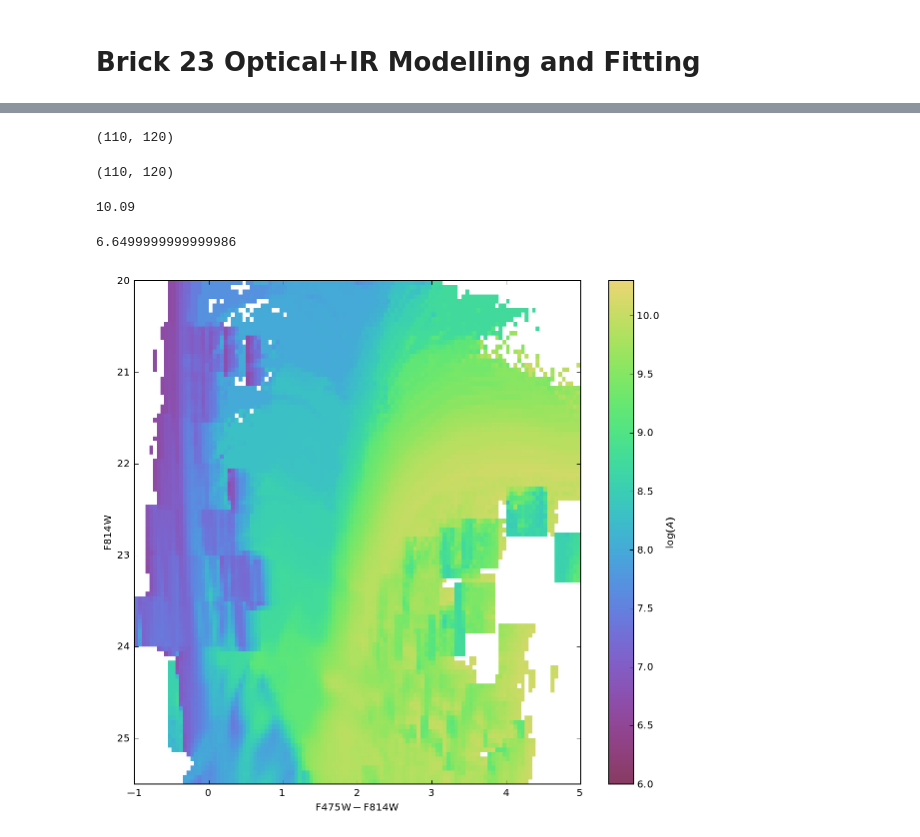
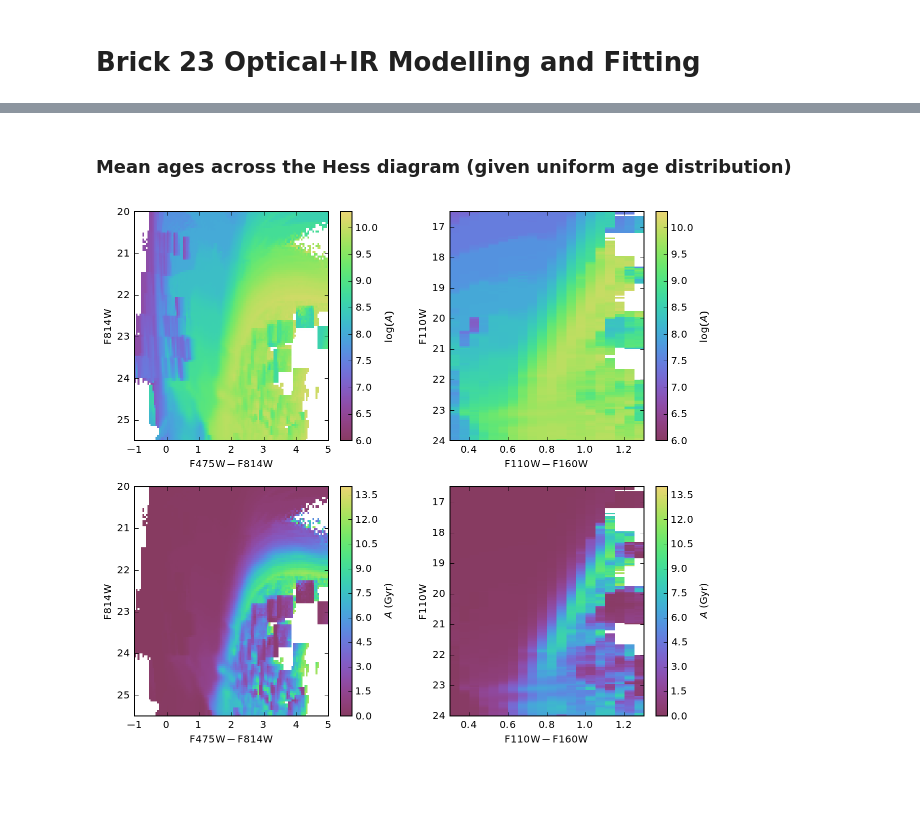
Before and after one commit to jonathansick/androcmd, a Jupyter notebook: notebooks/Brick23_OIR.ipynb, the cells around one changed output, grey strips where cells are left out. Cells and saved outputs as stored; diff of their text form; code cells hidden in the pictures; blank space fills up the shorter version.

```diff
--- a/notebooks/Brick23_OIR.ipynb
+++ b/notebooks/Brick23_OIR.ipynb
@@ -19,6 +19,6 @@ brick = 23
 STARFISH = os.getenv("STARFISH")
 isoc_dir = "b23oir_isoc"
 lib_dir = "b23oir_lib"
-synth_dir = "b23oir_synth"
-fit_ir_dir = "b23oir_fit_ir"
+synth_oir_dir = "b23oir_synth_oir"
+fit_oir_dir = "b23oir_fit_oir"
 wfc3_bands = ['F475W', 'F814W', 'F110W', 'F160W']
@@ -182,8 +191,8 @@ WARNING:astropy:AstropyDeprecationWarning: Config parameter 'enabled_record_valu
 # %%
 from starfisher import SimHess
 
-optsim = SimHess(synth, opt_cmd, np.ones(len(lockfile.active_groups)))
-irsim = SimHess(synth, ir_cmd, np.ones(len(lockfile.active_groups)))
+optsim = SimHess(synth_oir, opt_cmd, np.ones(len(lockfile_oir.active_groups)))
+irsim = SimHess(synth_oir, ir_cmd, np.ones(len(lockfile_oir.active_groups)))
 # %%
 from starfisher.plots import plot_hess
 from androcmd.plot import contour_hess
@@ -224,4 +230,0 @@ logage_hess = optsim.mean_logage_hess
-# %%
-logage_hess.shape
-# %% [output]
-(110, 120)
@@ -230,25 +231,36 @@ H = optsim.hess
-# %%
-H.shape
-# %% [output]
-(110, 120)
-# %%
-logage_hess.max()
-# %% [output]
-10.09
-# %%
-logage_hess.min()
-# %% [output]
-6.6499999999999986
+# %% [markdown]
+### Mean ages across the Hess diagram (given uniform age distribution)
 # %%
 cmapper = lambda: cubehelix.cmap(startHue=240,endHue=-300,minSat=1,maxSat=2.5,minLight=.3,maxLight=.8,gamma=.9)
-imshow_args = {'cmap': cmapper(), 'vmin': 6., 'vmax': 10.3}
+log_imshow_args = {'cmap': cmapper(), 'vmin': 6., 'vmax': 10.3}
+lin_imshow_args = {'cmap': cmapper(), 'vmin': 0., 'vmax': 14.}
 fig = plt.figure(figsize=(10, 10))
-gs = GridSpec(1, 1, wspace=0.4, bottom=0.2)
-ax = fig.add_subplot(gs[0, 0])
-im = plot_hess(ax, optsim.mean_logage_hess, opt_cmd, optsim.origin,
-               log=False, imshow_args=imshow_args)
-cb = fig.colorbar(im, ax=ax)
+gs = GridSpec(2, 2, wspace=0.3, hspace=0.2, bottom=0.2)
+ax00 = fig.add_subplot(gs[0, 0])
+ax01 = fig.add_subplot(gs[0, 1])
+ax10 = fig.add_subplot(gs[1, 0])
+ax11 = fig.add_subplot(gs[1, 1])
+
+im = plot_hess(ax00, optsim.mean_logage_hess, opt_cmd, optsim.origin,
+               log=False, imshow_args=log_imshow_args)
+cb = fig.colorbar(im, ax=ax00)
 cb.set_label(r"$\log(A)$")
+
+im = plot_hess(ax01, irsim.mean_logage_hess, ir_cmd, irsim.origin,
+               log=False, imshow_args=log_imshow_args)
+cb = fig.colorbar(im, ax=ax01)
+cb.set_label(r"$\log(A)$")
+
+im = plot_hess(ax10, 10 ** optsim.mean_logage_hess / 1e9, opt_cmd, optsim.origin,
+               log=False, imshow_args=lin_imshow_args)
+cb = fig.colorbar(im, ax=ax10)
+cb.set_label(r"$A$ (Gyr)")
+
+im = plot_hess(ax11, 10 ** irsim.mean_logage_hess / 1e9, ir_cmd, irsim.origin,
+               log=False, imshow_args=lin_imshow_args)
+cb = fig.colorbar(im, ax=ax11)
+cb.set_label(r"$A$ (Gyr)")
+
 fig.show()
 # %% [output]
-[figure, old version]
+[figure, new version]
```
Also changed, not shown: parts of 26 cells of this notebook.
